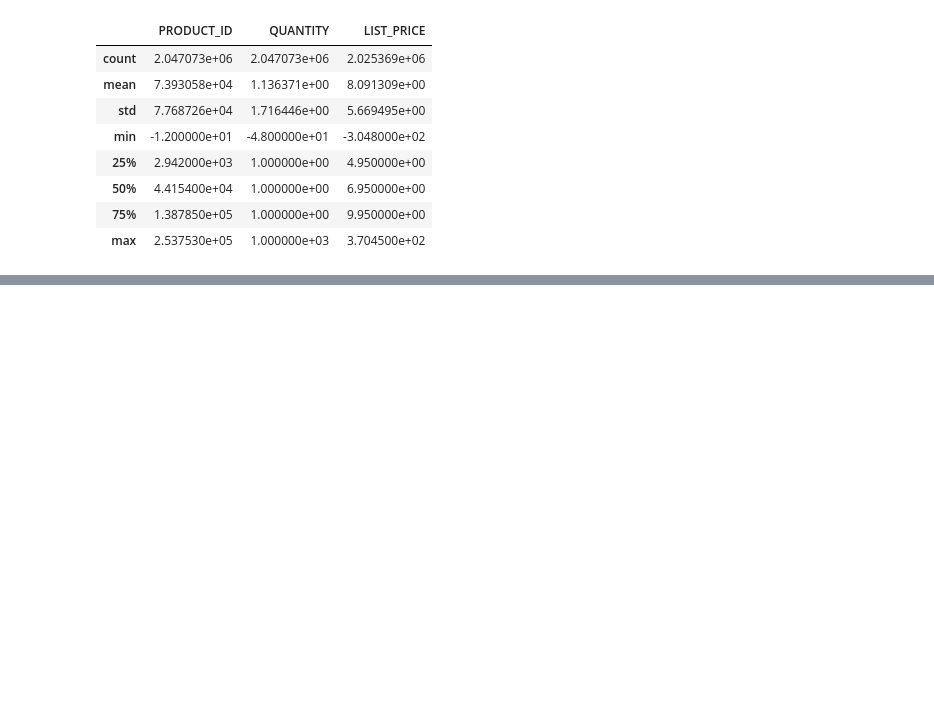
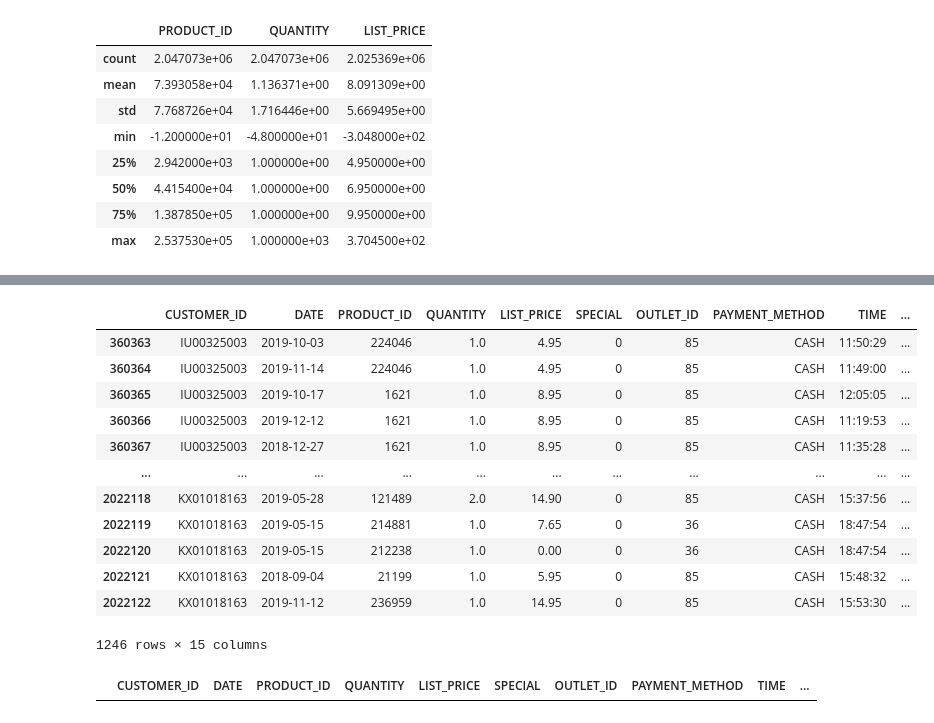
Before and after one commit to PeterBaraka/ml_fieldwork_lab, a Jupyter notebook: exploration_report.ipynb, the cells around one changed output, grey strips where cells are left out. Drawn from its saved outputs; the diff is of its cells as text; code cells hidden in the pictures; blank space fills up the shorter version.

```diff
--- a/exploration_report.ipynb
+++ b/exploration_report.ipynb
@@ -167,0 +179,3 @@ rsd_df.describe()
+# %%
+anan = anan.merge(rp_df, how = 'inner', on = ['PRODUCT_ID'], )
+anan.head()
@@ -167,0 +189,3 @@ rsd_df.describe()
+# %%
+anan = anan.merge(rr_df, how = 'inner', on = ['CUSTOMER_ID'], )
+anan.head()
@@ -167,0 +199,3 @@ rsd_df.describe()
+# %%
+anan['SPECIAL'] = anan['SPECIAL'].fillna(0)
+anan.head()
@@ -167,0 +209,3 @@ rsd_df.describe()
+# %%
+anan['SPECIAL'].replace({'Y': '1'}, inplace=True)
+anan.head()
@@ -167,0 +260,21 @@ rsd_df.describe()
+# %%
+anan[anan['CREATION_DATE'].isna()]
+# %% [output]
+|  | CUSTOMER_ID | DATE | PRODUCT_ID | QUANTITY | LIST_PRICE | SPECIAL | OUTLET_ID | PAYMENT_METHOD | TIME | ... |
+| 360363 | IU00325003 | 2019-10-03 | 224046 | 1.0 | 4.95 | 0 | 85 | CASH | 11:50:29 | ... |
+| 360364 | IU00325003 | 2019-11-14 | 224046 | 1.0 | 4.95 | 0 | 85 | CASH | 11:49:00 | ... |
+| 360365 | IU00325003 | 2019-10-17 | 1621 | 1.0 | 8.95 | 0 | 85 | CASH | 12:05:05 | ... |
+| 360366 | IU00325003 | 2019-12-12 | 1621 | 1.0 | 8.95 | 0 | 85 | CASH | 11:19:53 | ... |
+| 360367 | IU00325003 | 2018-12-27 | 1621 | 1.0 | 8.95 | 0 | 85 | CASH | 11:35:28 | ... |
+| ... | ... | ... | ... | ... | ... | ... | ... | ... | ... | ... |
+| 2022118 | KX01018163 | 2019-05-28 | 121489 | 2.0 | 14.90 | 0 | 85 | CASH | 15:37:56 | ... |
+| 2022119 | KX01018163 | 2019-05-15 | 214881 | 1.0 | 7.65 | 0 | 36 | CASH | 18:47:54 | ... |
+| 2022120 | KX01018163 | 2019-05-15 | 212238 | 1.0 | 0.00 | 0 | 36 | CASH | 18:47:54 | ... |
+| 2022121 | KX01018163 | 2018-09-04 | 21199 | 1.0 | 5.95 | 0 | 85 | CASH | 15:48:32 | ... |
+| 2022122 | KX01018163 | 2019-11-12 | 236959 | 1.0 | 14.95 | 0 | 85 | CASH | 15:53:30 | ... |
+1246 rows × 15 columns
+# %%
+anan['CREATION_DATE'] = anan['CREATION_DATE'].fillna('DATE')
+anan[anan['CREATION_DATE'].isna()]
+# %% [output]
+|  | CUSTOMER_ID | DATE | PRODUCT_ID | QUANTITY | LIST_PRICE | SPECIAL | OUTLET_ID | PAYMENT_METHOD | TIME | ... |
```
Also changed, not shown: parts of 43 cells of this notebook.
